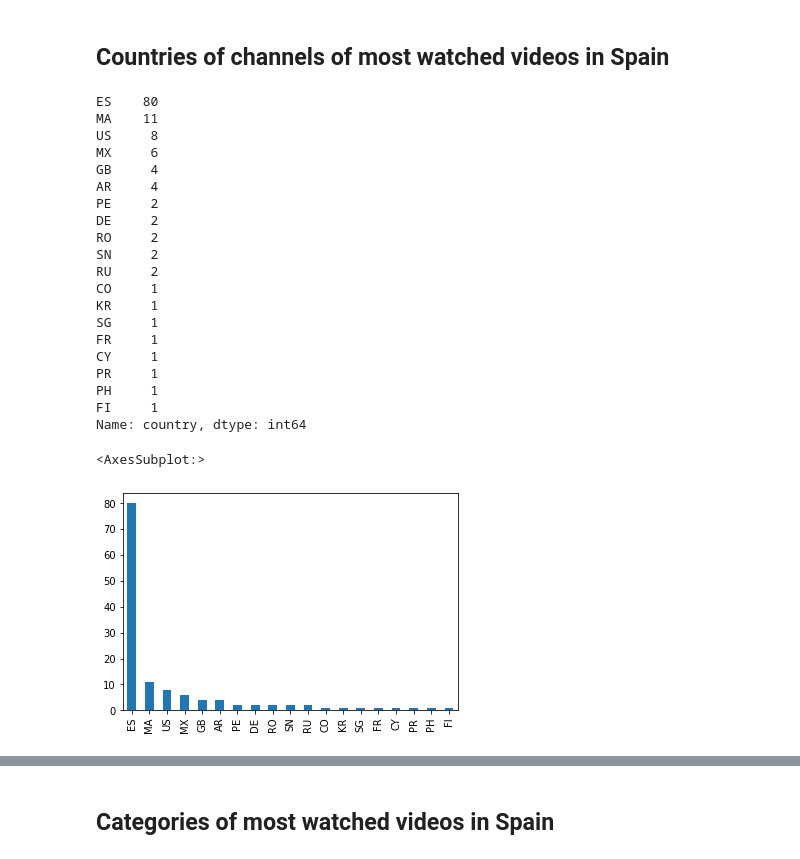
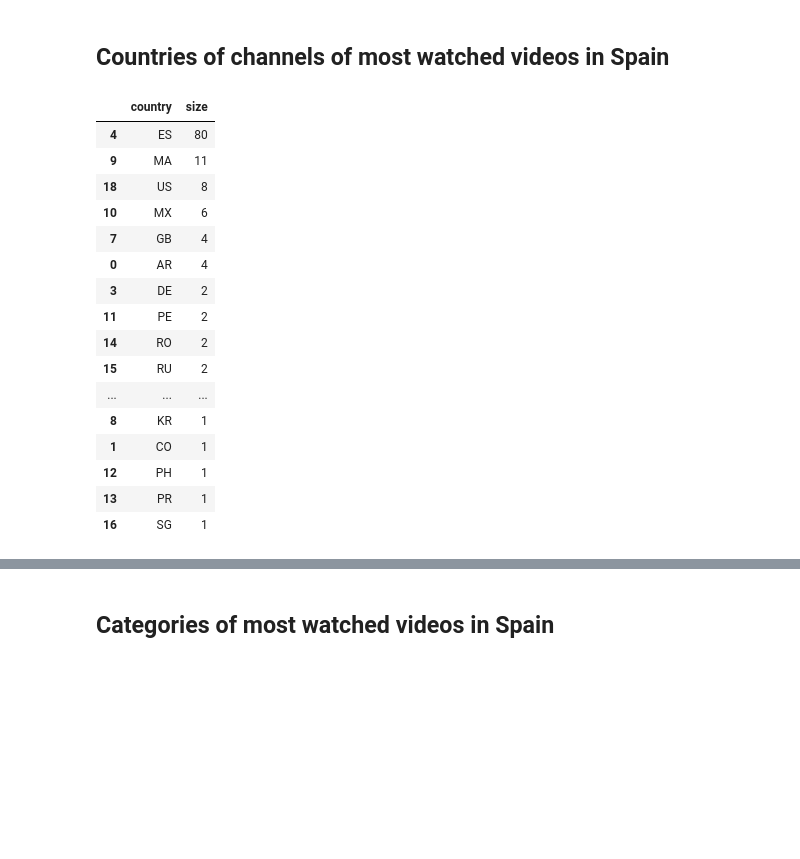
Before and after one commit to inigobaste/YouTube_API, a Jupyter notebook: YT_API_Project.ipynb, the cells around one changed output, grey strips where cells are left out. Drawn from its saved outputs; the diff is of its cells as text; code cells hidden in the pictures; blank space fills up the shorter version.

```diff
--- a/YT_API_Project.ipynb
+++ b/YT_API_Project.ipynb
@@ -150,31 +150,24 @@ channel_data.drop_duplicates(ignore_index=True)
 137 rows × 4 columns
 # %% [markdown]
 ## Countries of channels of most watched videos in Spain
-# %%
-channel_data["country"].value_counts()
-# %% [output]
-ES    80
-MA    11
-US     8
-MX     6
-GB     4
-AR     4
-PE     2
-DE     2
-RO     2
-SN     2
-RU     2
-CO     1
-KR     1
-SG     1
-FR     1
-CY     1
-PR     1
-PH     1
-FI     1
-Name: country, dtype: int64
-# %%
-channel_data["country"].value_counts().plot(kind='bar')
-# %% [output]
-<AxesSubplot:>
-[figure, removed]
+# %%
+channels_per_country = channel_data.groupby("country", as_index=False).size()
+channels_per_country.sort_values("size", ascending=False)
+# %% [output]
+|  | country | size |
+| 4 | ES | 80 |
+| 9 | MA | 11 |
+| 18 | US | 8 |
+| 10 | MX | 6 |
+| 7 | GB | 4 |
+| 0 | AR | 4 |
+| 3 | DE | 2 |
+| 11 | PE | 2 |
+| 14 | RO | 2 |
+| 15 | RU | 2 |
+| ... | ... | ... |
+| 8 | KR | 1 |
+| 1 | CO | 1 |
+| 12 | PH | 1 |
+| 13 | PR | 1 |
+| 16 | SG | 1 |
```
Also changed, not shown: parts of 7 cells of this notebook.
